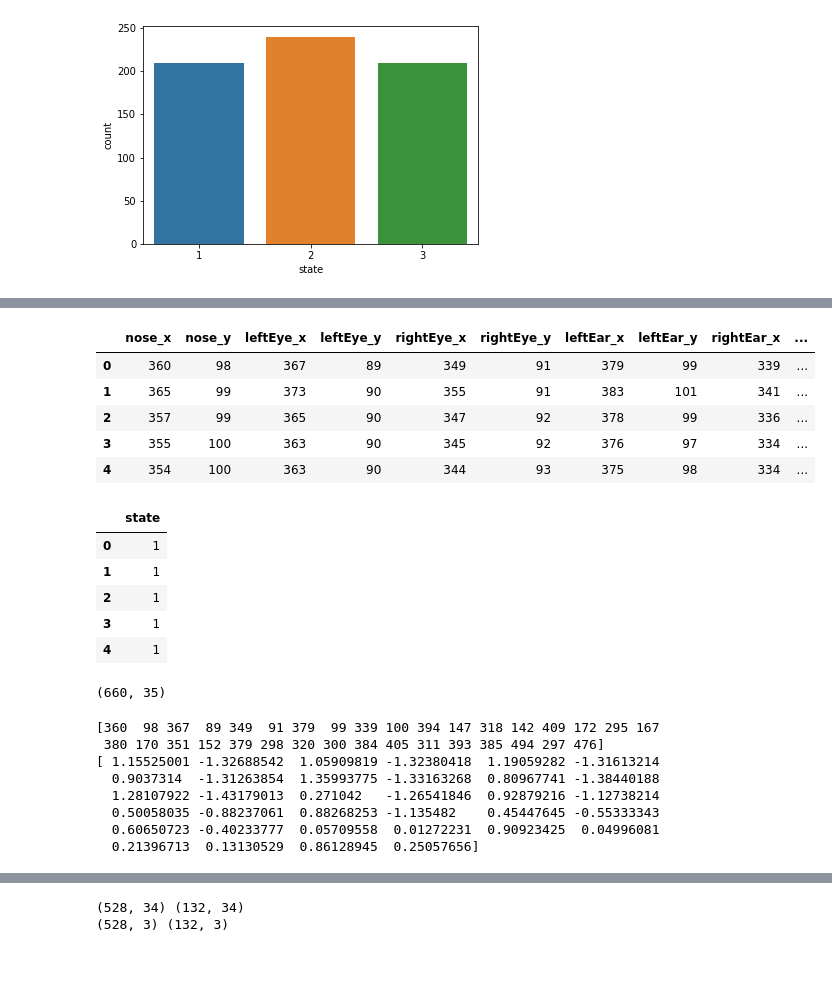
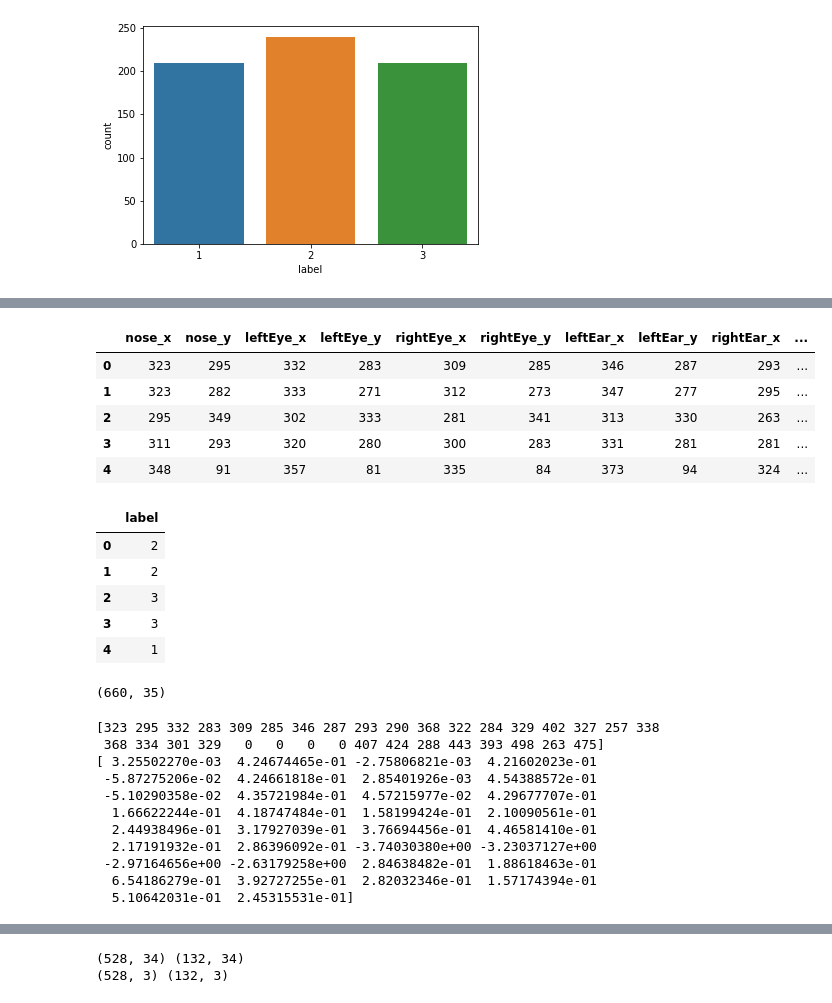
Before and after one commit to AnJiye/Fitness_model, a Jupyter notebook: squat_model.ipynb, the cells around one changed output, grey strips where cells are left out. Drawn from its saved outputs; the diff is of its cells as text; code cells hidden in the pictures; blank space fills up the shorter version.

Commit message:
Squat_FCNN

```diff
--- a/squat_model.ipynb
+++ b/squat_model.ipynb
@@ -31,3 +38,6 @@ df_squat
 | 208 | 304 | 301 | 313 | 290 | 289 | 289 | 325 | 296 | 269 | ... |
 | 209 | 303 | 344 | 311 | 329 | 287 | 333 | 322 | 328 | 268 | ... |
 660 rows × 35 columns
+# %%
+df_squat=df_squat.sample(frac=1).reset_index(drop=True)
+df_squat
@@ -80,22 +83,22 @@ corr_matrix
 # %%
-x_data = df_squat.drop(columns=['state'], axis=1)
+x_data = df_squat.drop(columns=['label'], axis=1)
 x_data.head(5)
 # %% [output]
 |  | nose_x | nose_y | leftEye_x | leftEye_y | rightEye_x | rightEye_y | leftEar_x | leftEar_y | rightEar_x | ... |
-| 0 | 360 | 98 | 367 | 89 | 349 | 91 | 379 | 99 | 339 | ... |
-| 1 | 365 | 99 | 373 | 90 | 355 | 91 | 383 | 101 | 341 | ... |
-| 2 | 357 | 99 | 365 | 90 | 347 | 92 | 378 | 99 | 336 | ... |
-| 3 | 355 | 100 | 363 | 90 | 345 | 92 | 376 | 97 | 334 | ... |
-| 4 | 354 | 100 | 363 | 90 | 344 | 93 | 375 | 98 | 334 | ... |
+| 0 | 323 | 295 | 332 | 283 | 309 | 285 | 346 | 287 | 293 | ... |
+| 1 | 323 | 282 | 333 | 271 | 312 | 273 | 347 | 277 | 295 | ... |
+| 2 | 295 | 349 | 302 | 333 | 281 | 341 | 313 | 330 | 263 | ... |
+| 3 | 311 | 293 | 320 | 280 | 300 | 283 | 331 | 281 | 281 | ... |
+| 4 | 348 | 91 | 357 | 81 | 335 | 84 | 373 | 94 | 324 | ... |
 # %%
-y_data = df_squat[['state']]
+y_data = df_squat[['label']]
 y_data.head(5)
 # %% [output]
-|  | state |
-| 0 | 1 |
-| 1 | 1 |
-| 2 | 1 |
-| 3 | 1 |
+|  | label |
+| 0 | 2 |
+| 1 | 2 |
+| 2 | 3 |
+| 3 | 3 |
 | 4 | 1 |
 # %%
 df_squat.shape
@@ -109,14 +112,17 @@ x_data_scaled = scalar.fit_transform(x_data)
 print(x_data.values[0])
 print(x_data_scaled[0])
 # %% [output]
-[360  98 367  89 349  91 379  99 339 100 394 147 318 142 409 172 295 167
- 380 170 351 152 379 298 320 300 384 405 311 393 385 494 297 476]
-[ 1.15525001 -1.32688542  1.05909819 -1.32380418  1.19059282 -1.31613214
-  0.9037314  -1.31263854  1.35993775 -1.33163268  0.80967741 -1.38440188
-  1.28107922 -1.43179013  0.271042   -1.26541846  0.92879216 -1.12738214
-  0.50058035 -0.88237061  0.88268253 -1.135482    0.45447645 -0.55333343
-  0.60650723 -0.40233777  0.05709558  0.01272231  0.90923425  0.04996081
-  0.21396713  0.13130529  0.86128945  0.25057656]
+[323 295 332 283 309 285 346 287 293 290 368 322 284 329 402 327 257 338
+ 368 334 301 329   0   0   0   0 407 424 288 443 393 498 263 475]
+[ 3.25502270e-03  4.24674465e-01 -2.75806821e-03  4.21602023e-01
+ -5.87275206e-02  4.24661818e-01  2.85401926e-03  4.54388572e-01
+ -5.10290358e-02  4.35721984e-01  4.57215977e-02  4.29677707e-01
+  1.66622244e-01  4.18747484e-01  1.58199424e-01  2.10090561e-01
+  2.44938496e-01  3.17927039e-01  3.76694456e-01  4.46581410e-01
+  2.17191932e-01  2.86396092e-01 -3.74030380e+00 -3.23037127e+00
+ -2.97164656e+00 -2.63179258e+00  2.84638482e-01  1.88618463e-01
+  6.54186279e-01  3.92727255e-01  2.82032346e-01  1.57174394e-01
+  5.10642031e-01  2.45315531e-01]
 # %%
 # One-hot encoding
 encoder = OneHotEncoder()
```
Also changed, not shown: parts of 13 cells of this notebook.
